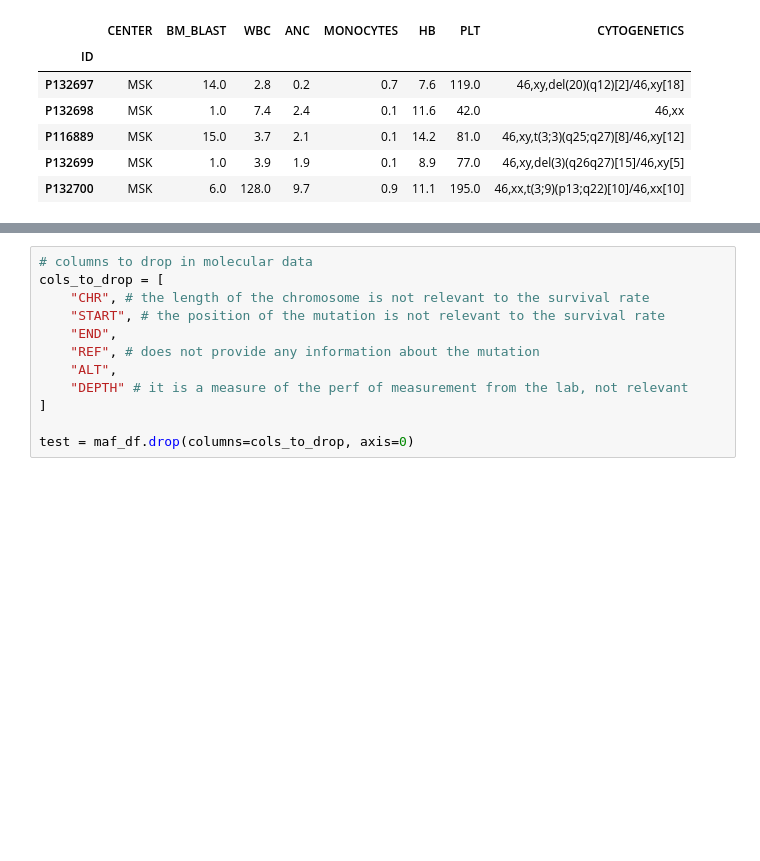
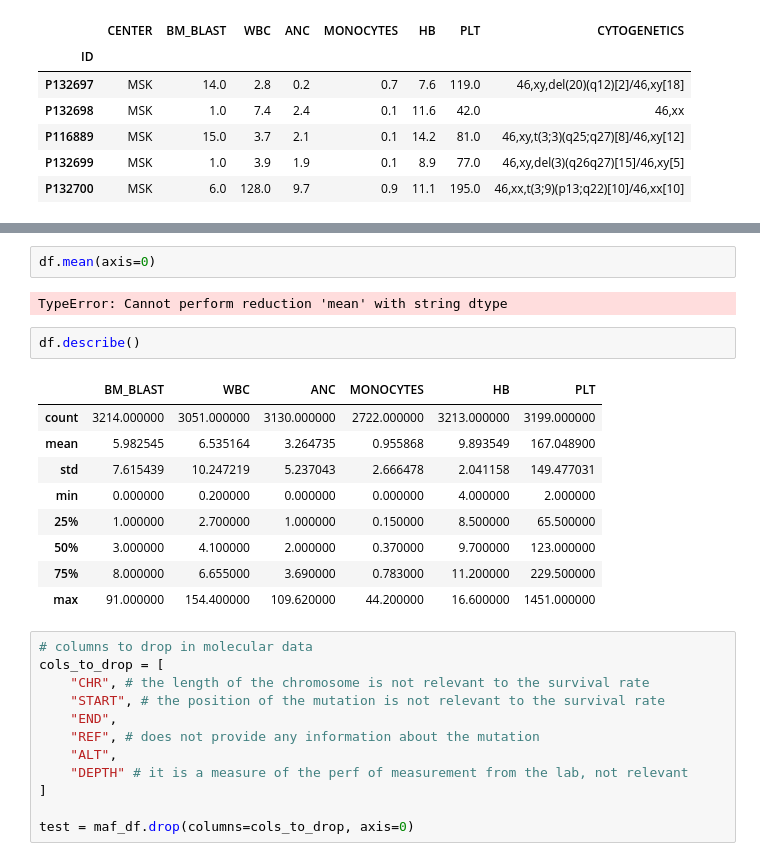
Before and after one commit to od121212/Leukemia-Survival-Rate, a Jupyter notebook: Sandbox.ipynb, the cells around one changed output, grey strips where cells are left out. Cells and saved outputs as stored; diff of their text form; blank space fills up the shorter version.

```diff
--- a/Sandbox.ipynb
+++ b/Sandbox.ipynb
@@ -34,3 +51,19 @@ maf_df.head()
+# %%
+df.mean(axis=0)
+# %% [output]
+TypeError: Cannot perform reduction 'mean' with string dtype
+# %%
+df.describe()
+# %% [output]
+|  | BM_BLAST | WBC | ANC | MONOCYTES | HB | PLT |
+| count | 3214.000000 | 3051.000000 | 3130.000000 | 2722.000000 | 3213.000000 | 3199.000000 |
+| mean | 5.982545 | 6.535164 | 3.264735 | 0.955868 | 9.893549 | 167.048900 |
+| std | 7.615439 | 10.247219 | 5.237043 | 2.666478 | 2.041158 | 149.477031 |
+| min | 0.000000 | 0.200000 | 0.000000 | 0.000000 | 4.000000 | 2.000000 |
+| 25% | 1.000000 | 2.700000 | 1.000000 | 0.150000 | 8.500000 | 65.500000 |
+| 50% | 3.000000 | 4.100000 | 2.000000 | 0.370000 | 9.700000 | 123.000000 |
+| 75% | 8.000000 | 6.655000 | 3.690000 | 0.783000 | 11.200000 | 229.500000 |
+| max | 91.000000 | 154.400000 | 109.620000 | 44.200000 | 16.600000 | 1451.000000 |
 # %%
 # columns to drop in molecular data
 cols_to_drop = [
```
Also changed, not shown: parts of 4 cells of this notebook, 2 other files.
